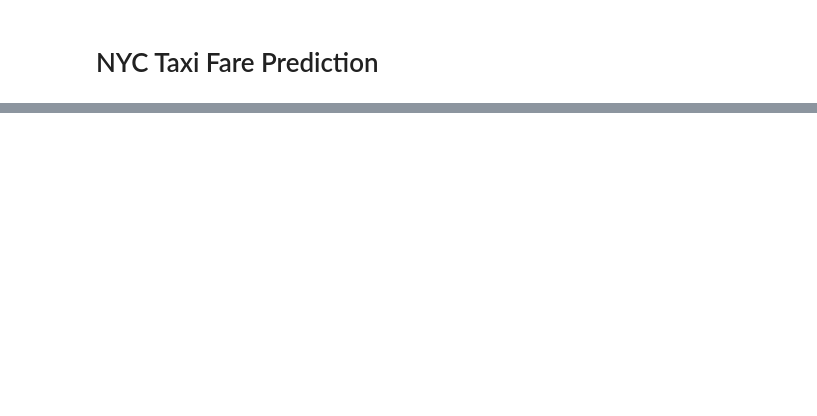
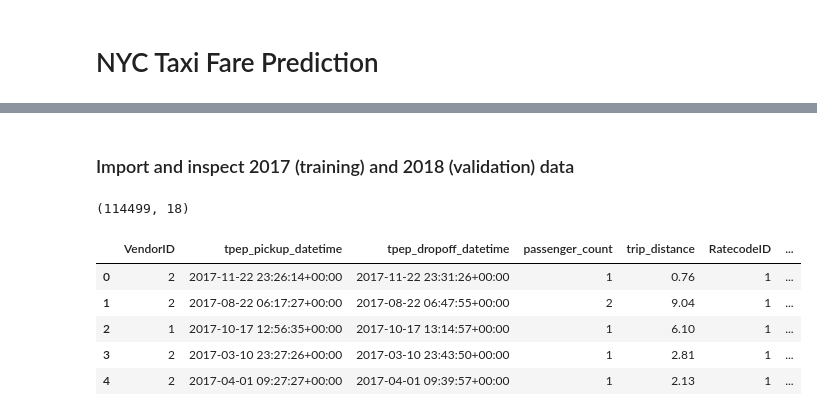
Before and after one commit to jsr66/GCP-NYCTaxi, a Jupyter notebook: EDA.ipynb, the cells around one changed output, grey strips where cells are left out. Saved outputs shown, nothing was run; the diff lists cells and outputs as text; code cells hidden in the pictures; blank space fills up the shorter version.

```diff
--- a/EDA.ipynb
+++ b/EDA.ipynb
@@ -538,0 +14,2 @@ df_val = bigquery.Client().query(query).to_dataframe()
+# %% [markdown]
+### Import and inspect 2017 (training) and 2018 (validation) data
@@ -538,0 +44,13 @@ df_val = bigquery.Client().query(query).to_dataframe()
+# %%
+df_train.shape
+# %% [output]
+(114499, 18)
+# %%
+df_train.head()
+# %% [output]
+|  | VendorID | tpep_pickup_datetime | tpep_dropoff_datetime | passenger_count | trip_distance | RatecodeID | ... |
+| 0 | 2 | 2017-11-22 23:26:14+00:00 | 2017-11-22 23:31:26+00:00 | 1 | 0.76 | 1 | ... |
+| 1 | 2 | 2017-08-22 06:17:27+00:00 | 2017-08-22 06:47:55+00:00 | 2 | 9.04 | 1 | ... |
+| 2 | 1 | 2017-10-17 12:56:35+00:00 | 2017-10-17 13:14:57+00:00 | 1 | 6.10 | 1 | ... |
+| 3 | 2 | 2017-03-10 23:27:26+00:00 | 2017-03-10 23:43:50+00:00 | 1 | 2.81 | 1 | ... |
+| 4 | 2 | 2017-04-01 09:27:27+00:00 | 2017-04-01 09:39:57+00:00 | 1 | 2.13 | 1 | ... |
```
Also changed, not shown: parts of 110 cells of this notebook.
